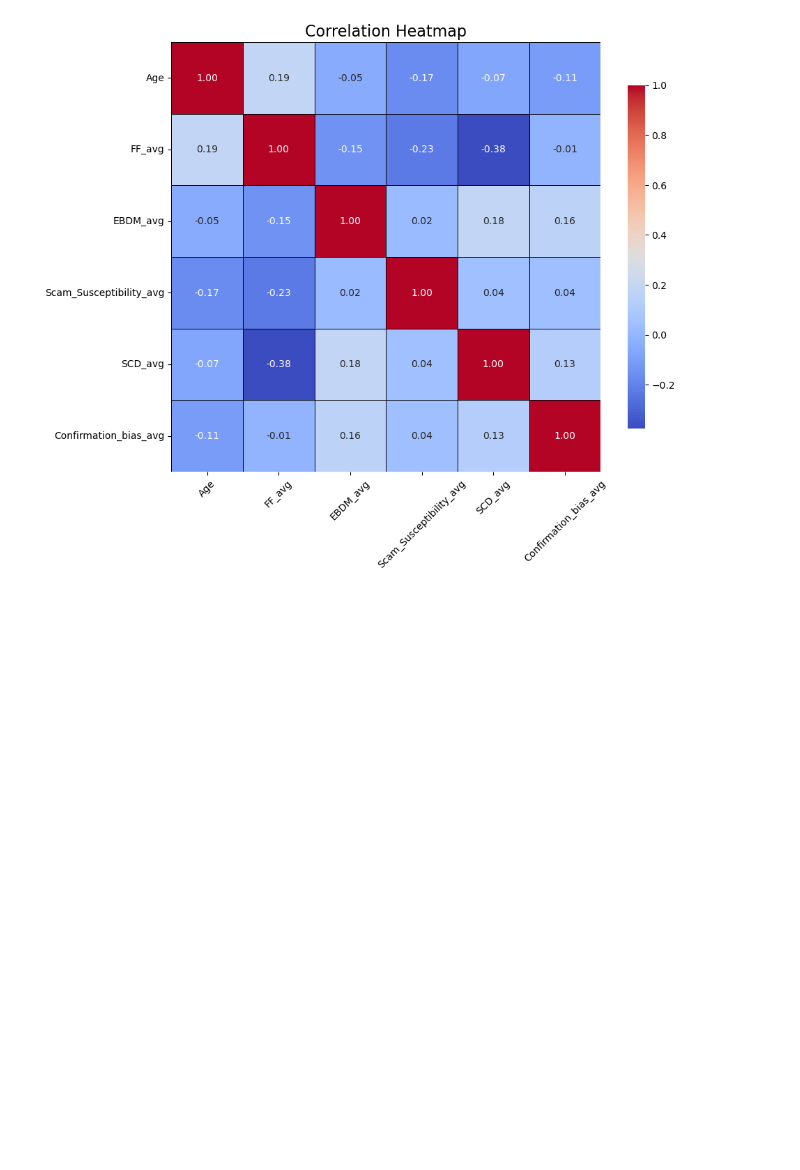
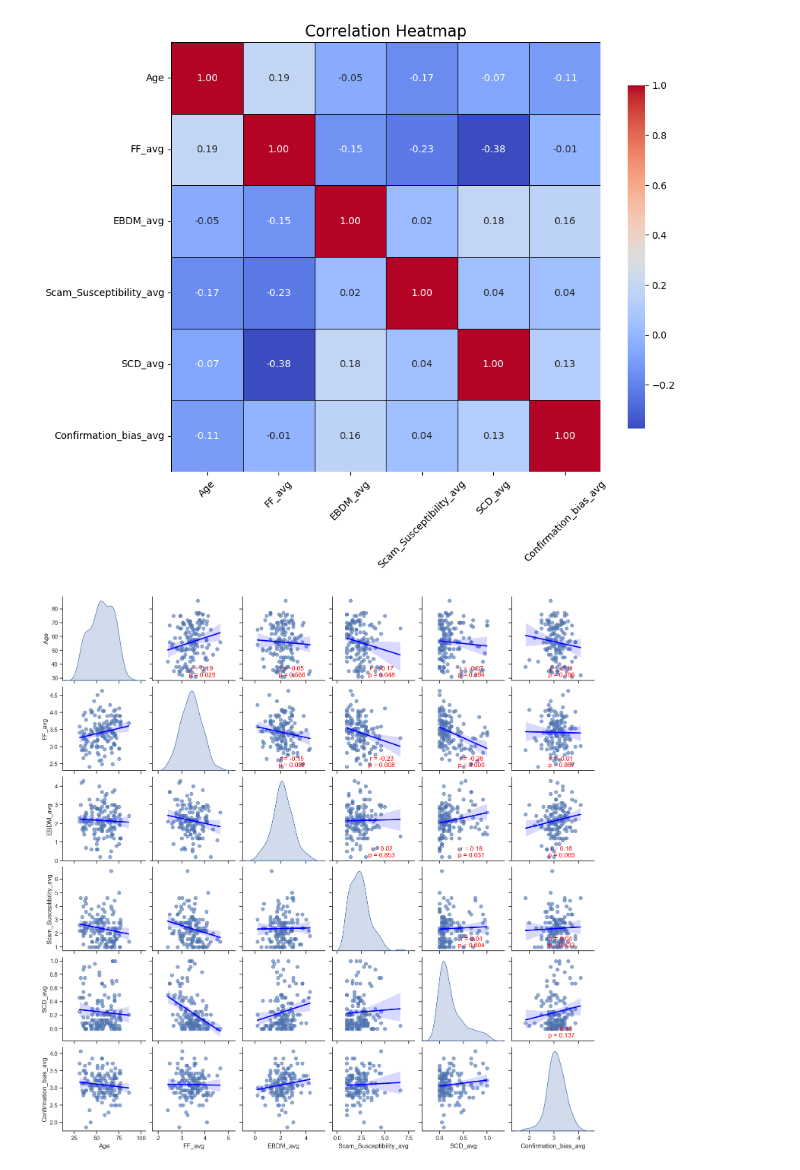
Before and after one commit to DVS-Lab/consciousness, a Jupyter notebook: code/gen-stats_softlaunch-data.ipynb, the cells around one changed output. Cells and saved outputs as stored; diff of their text form; code cells hidden in the pictures; blank space fills up the shorter version.

Commit message:
Add scatterplot matrix

```diff
--- a/code/gen-stats_softlaunch-data.ipynb
+++ b/code/gen-stats_softlaunch-data.ipynb
@@ -416,6 +416,51 @@ plt.yticks(rotation=0)   # Keep y-axis labels horizontal
 plt.show()
 # %% [output]
 [figure]
+# %%
+import seaborn as sns
+import matplotlib.pyplot as plt
+import pandas as pd
+from scipy.stats import pearsonr
+import numpy as np
+
+# List of variables to analyze
+variables = ['Age', 'FF_avg', 'EBDM_avg', 'Scam_Susceptibility_avg', 'SCD_avg', 'Confirmation_bias_avg']
+
+# Drop rows with missing values in these columns
+combined_df_clean = combined_df[variables].dropna()
+
+# Ensure all variables are numeric
+combined_df_clean = combined_df_clean.apply(pd.to_numeric, errors='coerce')
+
+# Create a pairplot with scatterplots and add trendlines using 'regplot'
+sns.set(style="ticks")
+
+# Pairplot for all variables with trendlines
+g = sns.pairplot(combined_df_clean, diag_kind='kde', kind='reg',
+                 plot_kws={'scatter_kws': {'alpha': 0.6, 's': 40},
+                           'line_kws': {'color': 'blue'}})
+
+# Loop through axes to add Pearson's r and p-values on the bottom triangle of the scatterplot
+for i, j in zip(*np.tril_indices_from(g.axes, -1)):
+    x_var = variables[j]
+    y_var = variables[i]
+
+    # Calculate Pearson correlation and p-value
+    r, p = pearsonr(combined_df_clean[x_var], combined_df_clean[y_var])
+
+    # Annotate Pearson's r and p-value on the scatterplot
+    g.axes[i, j].annotate(f'r = {r:.2f}\np = {p:.3f}',
+                          xy=(0.6, 0.1), xycoords='axes fraction',
+                          ha='center', va='center', fontsize=12, color='red')
+
+# Hide the upper triangle (leaving it blank)
+for i, j in zip(*np.triu_indices_from(g.axes, 1)):
+    g.axes[i, j].set_visible(False)
+
+# Show the plot
+plt.show()
+# %% [output]
+[figure, added]
 # %%
 # Test Q1: Scam Susceptibility ~ FFMQ * Age
 import statsmodels.api as sm
```
Also changed, not shown: parts of 4 cells of this notebook, 2 other files.
